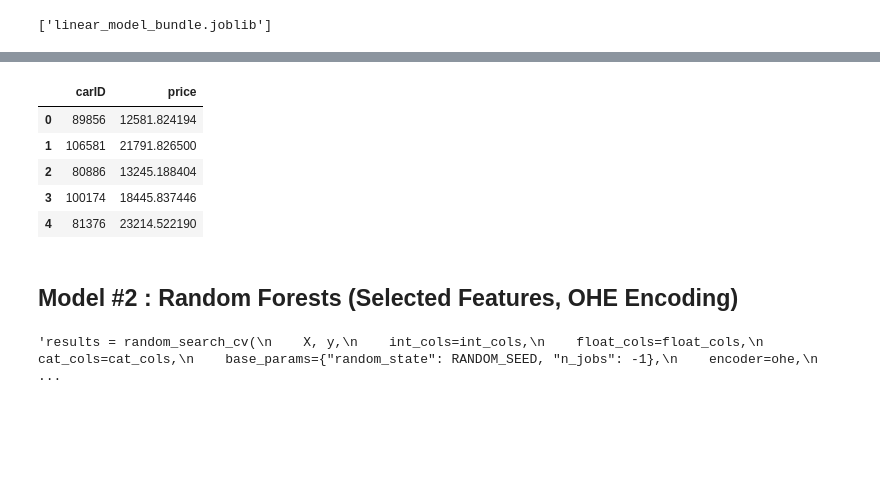
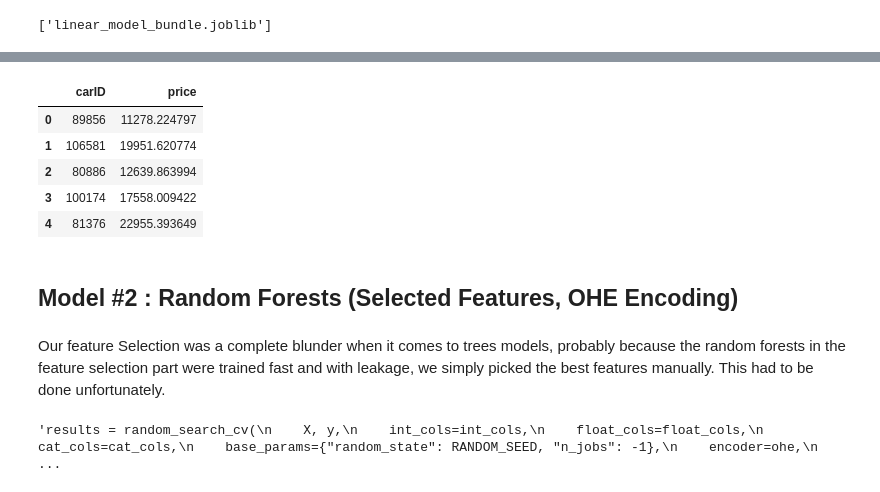
Before and after one commit to rmmandrade/ml2526, a Jupyter notebook: Group57_part2.ipynb, the cells around one changed output, grey strips where cells are left out. Cells and saved outputs as stored; diff of their text form; code cells hidden in the pictures; blank space fills up the shorter version.

```diff
--- a/Group57_part2.ipynb
+++ b/Group57_part2.ipynb
@@ -611,10 +614,9 @@ def random_search_cv(
 # %%
-num_cols = ['year', 'mileage', 'tax', 'mpg', 'engineSize', 'mileage_per_year', 'power_efficiency']
-cat_cols = ['Brand', 'model', 'transmission']
+num_cols = ['year', 'mileage',  'engineSize', 'power_efficiency']
+cat_cols = ['model', 'transmission']
 int_cols = ['year']
-float_cols = ['mileage', 'tax', 'mpg', 'engineSize', 'mileage_per_year', 'power_efficiency']
-
-drop_cols = ['paintQuality%', 'previousOwners', 'fuelType']
+float_cols = ['mileage', 'engineSize', 'power_efficiency']
+drop_cols = ['paintQuality%', 'previousOwners', 'fuelType', 'tax', 'mpg', 'mileage_per_year', 'Brand']
 
 
 df=pd.read_csv("train.csv")
@@ -743,21 +747,23 @@ y_pred = predict_test(
 # %%
 submission = pd.DataFrame({
     "carID": XcarID.index,
-    "price": y_pred
+    "price": np.expm1(y_pred)
 })
 
 # Check structure
 display(submission.head())
 
 # --- Save to CSV (with header, no index) ---
 submission.to_csv("kaggle/model1.csv", index=False)
 # %% [output]
 |  | carID | price |
-| 0 | 89856 | 12581.824194 |
-| 1 | 106581 | 21791.826500 |
-| 2 | 80886 | 13245.188404 |
-| 3 | 100174 | 18445.837446 |
-| 4 | 81376 | 23214.522190 |
+| 0 | 89856 | 11278.224797 |
+| 1 | 106581 | 19951.620774 |
+| 2 | 80886 | 12639.863994 |
+| 3 | 100174 | 17558.009422 |
+| 4 | 81376 | 22955.393649 |
 # %% [markdown]
 ## Model #2 : Random Forests (Selected Features, OHE Encoding)
+# %% [markdown]
+Our feature Selection was a complete blunder when it comes to trees models, probably because the random forests in the feature selection part were trained fast and with leakage, we simply picked the best features manually. This had to be done unfortunately.
 # %%
```
Also changed, not shown: parts of 27 cells of this notebook, 7 other files.
